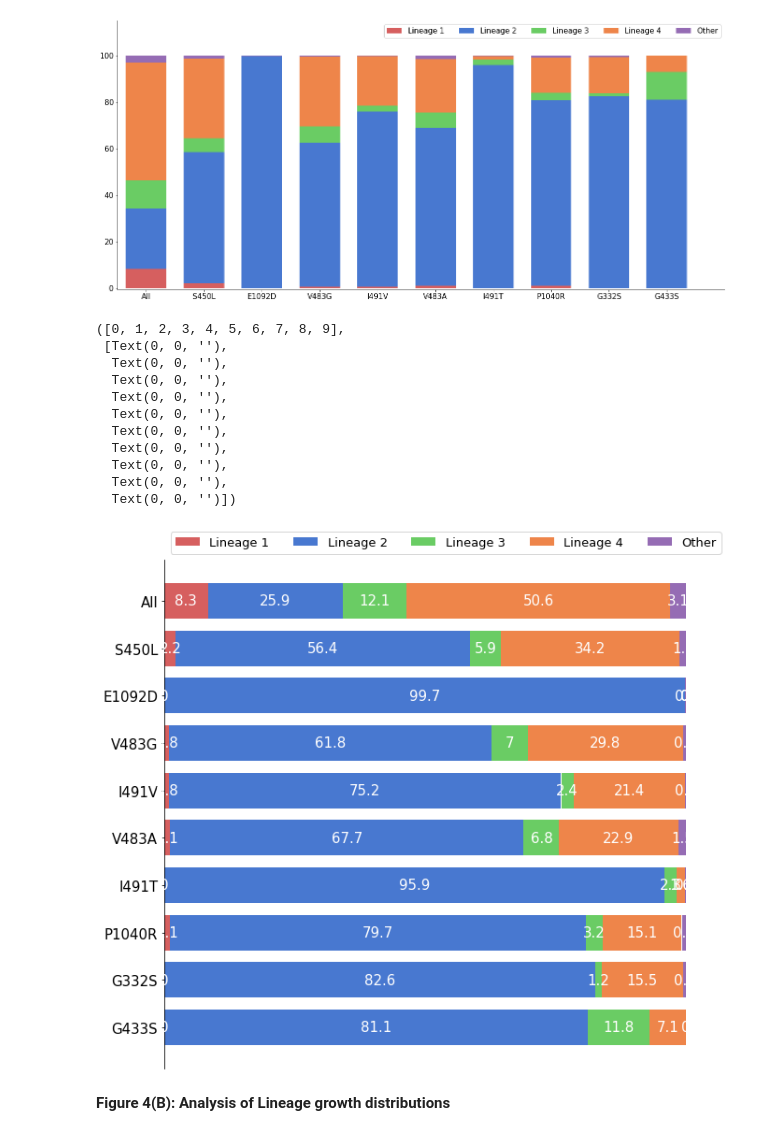
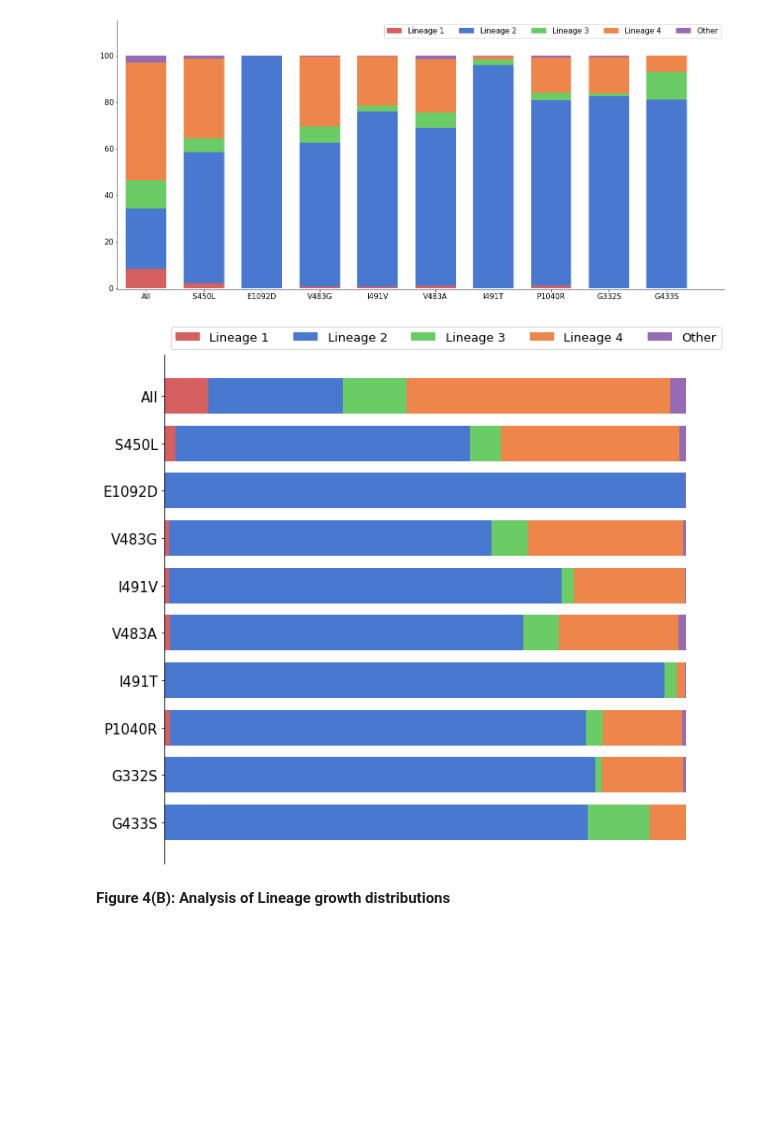
Before and after one commit to fowler-lab/tb-rnap-compensation, a Jupyter notebook: Recreate_figures_paper.ipynb, the cells around one changed output. Drawn from its saved outputs; the diff is of its cells as text; code cells hidden in the pictures; blank space fills up the shorter version.

```diff
--- a/Recreate_figures_paper.ipynb
+++ b/Recreate_figures_paper.ipynb
@@ -639,7 +634,7 @@ concat_samples = pandas.DataFrame(concat_samples,columns=['UNIQUEID'])
 hit_samples = []
 name = []
 
-for i, mut in enumerate(tqdm(hits.resistant_mutation.unique())):
+for i, mut in enumerate(hits.resistant_mutation.unique()):
     resistance = MUTATIONS[(MUTATIONS.GENE_MUTATION == hits.resistant_mutation.unique()[i])].UNIQUEID
     hit_samples_local = MUTATIONS[(MUTATIONS.GENE_MUTATION.isin(hits.other_mutation.values.tolist()))
                                   & (MUTATIONS.UNIQUEID.isin(resistance.tolist()))]
@@ -678,7 +673,7 @@ ax_box1.set_ylabel ('susceptible', fontsize = 18, labelpad = 20, rotation=0, hor
 axes = [ax_box2, ax_box3, ax_box4, ax_box5, ax_box6, ax_box7, ax_box8, ax_box9]
 j=0
 
-for i, combination in enumerate(tqdm(combinations)):
+for i, combination in enumerate(combinations):
     res_CM_samples = hit_samples.loc[combination]
 
     #only include resistant samples with specific resistance mutation in combination
@@ -728,4 +723,6 @@ ax_box9.tick_params(left = False, bottom = True)
 
 plt.xlabel("Growth [%]", size = 18, labelpad = 20)
 plt.xticks(fontsize = 15)
+# use this to save high quality svg for poster
+# fig.savefig('poster_single_CMs_vs_sus.svg', format='svg', dpi=1200, bbox_inches='tight')
 # %% [output]
@@ -949,47 +937,39 @@ result = result.fillna(0)
 
 category_names = list(result.columns.values[1:])
 
 labels = list(result['index'])
 result = result.drop(['index'], axis = 1)
 data = numpy.array(list(result.values))
 data_cum = data.cumsum(axis=1)
 category_colors = [colors[3], colors[0], colors[2], colors[1], colors[4]]
 
 fig, ax = plt.subplots(figsize=(10, 10))
 ax.invert_yaxis()
 ax.xaxis.set_visible(False)
 ax.set_xlim(0, numpy.sum(data, axis=1).max())
 
 for i, (colname, color) in enumerate(zip(category_names, category_colors)):
     widths = data[:, i]
     starts = data_cum[:, i] - widths
-    rects = ax.barh(labels, widths.round(decimals = 1), left=starts, height=0.75,
+    rects = ax.barh(labels, widths, left=starts, height=0.75,
                     label=colname, color=color)
 
     r, g, b = color
     text_color = 'white' if r * g * b < 0.5 else 'darkgrey'
-    ax.bar_label(rects, label_type='center', color=text_color, size = 15)
+    #ax.bar_label(rects, label_type='center', color = text_color, size = 15)
 
 ax.legend(ncol=len(category_names), bbox_to_anchor=(0, 1),
             loc='lower left', fontsize = 13)
 
 ax.spines.right.set_visible(False)
 ax.spines.top.set_visible(False)
 ax.spines.bottom.set_visible(False)
 plt.yticks(fontsize = 15)
+
+# use this to save high quality svg for poster
+# fig.savefig('poster_lineages_prevalence.svg', format='svg', dpi=1200)
 # %% [output]
-([0, 1, 2, 3, 4, 5, 6, 7, 8, 9],
- [Text(0, 0, ''),
-  Text(0, 0, ''),
-  Text(0, 0, ''),
-  Text(0, 0, ''),
-  Text(0, 0, ''),
-  Text(0, 0, ''),
-  Text(0, 0, ''),
-  Text(0, 0, ''),
-  Text(0, 0, ''),
-  Text(0, 0, '')])
-[figure, old version]
+[figure, new version]
 # %% [markdown]
 **Figure 4(B): Analysis of Lineage growth distributions**
 # %% [markdown]
```
Also changed, not shown: parts of 8 cells of this notebook.
